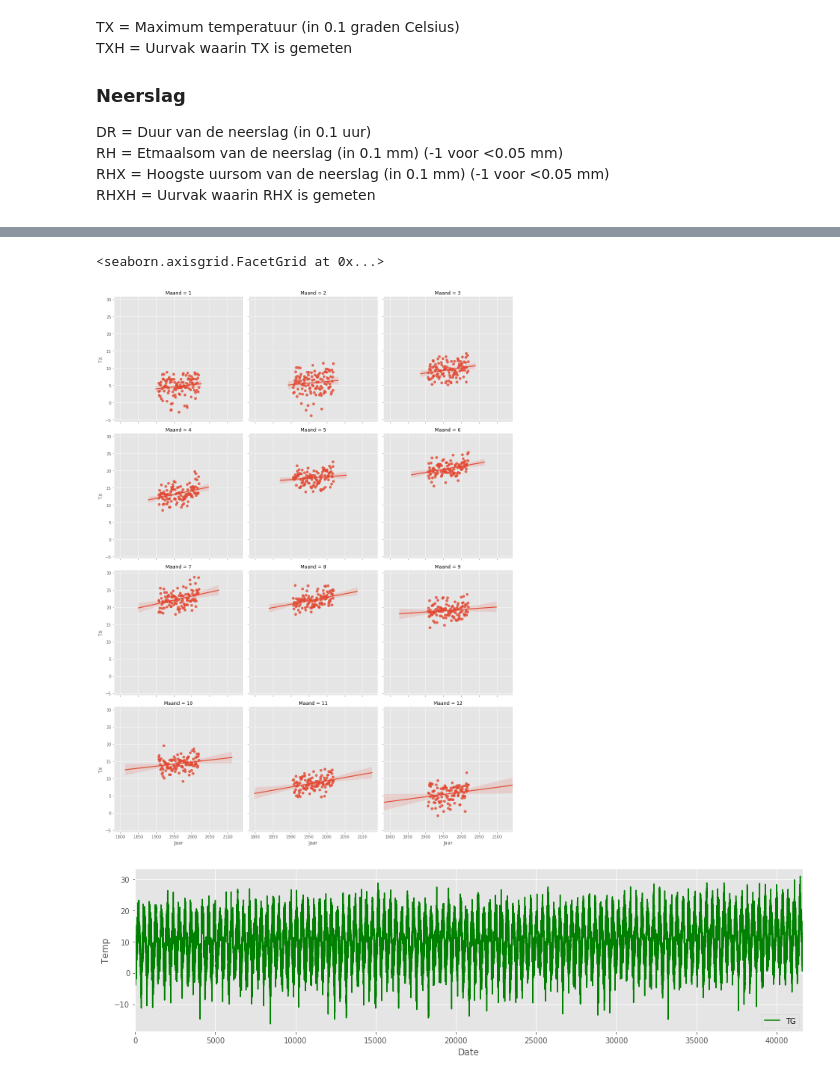
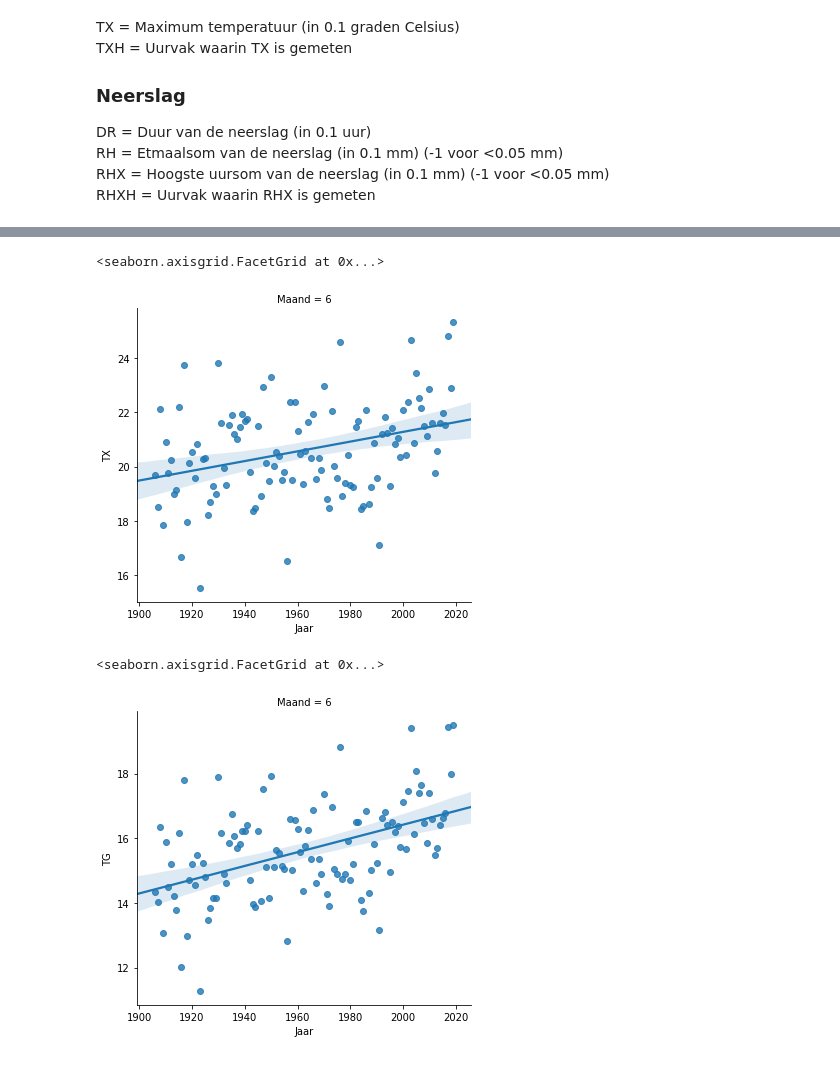
Before and after one commit to dav-97/Machine_Learning, a Jupyter notebook: Weather.ipynb, the cells around one changed output, grey strips where cells are left out. Saved outputs shown, nothing was run; the diff lists cells and outputs as text; code cells hidden in the pictures.

```diff
--- a/Weather.ipynb
+++ b/Weather.ipynb
@@ -41,25 +49,26 @@ RHXH = Uurvak waarin RHX is gemeten
 # %%
 # http://projects.knmi.nl/klimatologie/daggegevens/selectie.cgi
 
-
+# Importing libraries
 import pandas as pd
 import numpy as np
+import sklearn
+import matplotlib
+import seaborn as sns
+
 
 # Machine Learning
 from sklearn import preprocessing, svm
 from sklearn import linear_model
 from sklearn.model_selection import train_test_split
 from sklearn.metrics import mean_squared_error, r2_score
+from sklearn.svm import SVR
 
 #Visualization
 import matplotlib.pyplot as plt
-import matplotlib
 %matplotlib inline
-matplotlib.style.use('ggplot')
 from matplotlib.pyplot import figure
 
-
-import seaborn as sns
 # pd.set_option('display.max_rows', df.shape[0]+1)
 
 df = pd.read_csv('data/maastricht.csv', low_memory=False)
@@ -68,9 +77,12 @@ df['STN'] = df['STN'].map(df1.set_index('STN')['NAME'])
 
 df = df[['STN', 'YYYYMMDD', 'TG', 'TN', 'TNH', 'TX', 'TXH', 'DR', 'RH', 'RHX', 'RHXH', ]]
 df['Datum'] = df['YYYYMMDD'].apply(lambda x: pd.to_datetime(str(x), format='%Y%m%d'))
+
+# Datum opsplitsen in losse kolommen
 df['Jaar'] = pd.DatetimeIndex(df['Datum']).year
 df['Maand'] = pd.DatetimeIndex(df['Datum']).month
 df['Dag'] = pd.DatetimeIndex(df['Datum']).day
+
 # Zet waarde van meten in 0.1 graden Celsius naar meten in 1 graden Celsius
 df['TN'] *= 0.1
 df['TX'] *= 0.1
@@ -79,6 +91,8 @@ df['TG'] *= 0.1
 # Zet waarde van meten in 0.1 uur naar meten in 1 uur
 df['DR'] *= 0.1
 
+# Laat alleen de maand juni zien
+df = df[df['Maand'] == 6]
 print(df.info())
 df
 # %% [output]
@@ -126,24 +140,17 @@ dfTempMaxMean = dfTempMax.groupby(['Jaar', 'Maand'],as_index=False)['TX'].mean()
 sns.lmplot(x='Jaar', y='TX', data=dfTempMaxMean, col="Maand", col_wrap=3)
 # %% [output]
 <seaborn.axisgrid.FacetGrid at 0x...>
-[figure, old version]
+[figure, new version]
 # %%
 dfTempGem = dfTemp[['Datum', 'TG', 'Jaar', 'Maand', 'Dag']]
 
 dfTempGemMean = dfTempGem.groupby(['Jaar', 'Maand'],as_index=False)['TG'].mean()
 
-dfTest = dfTemp[['Datum', 'TG']]
-
-dfTest['TG'].plot(figsize=(16,4), color="green")
-plt.legend(loc=4)
-plt.xlabel('Date')
-plt.ylabel('Temp')
-plt.show()
-
-# dfTempGemMean = dfTempGem.groupby(['Jaar', 'Maand'],as_index=False)['TG'].mean()
-# sns.lmplot(x='Jaar', y='TG', data=dfTempGemMean, col="Maand", col_wrap=3)
+dfTempGemMean = dfTempGem.groupby(['Jaar', 'Maand'],as_index=False)['TG'].mean()
+sns.lmplot(x='Jaar', y='TG', data=dfTempGemMean, col="Maand", col_wrap=3)
 # %% [output]
+<seaborn.axisgrid.FacetGrid at 0x...>
-[figure, old version]
+[figure, new version]
 # %%
 dfRegen = df[['YYYYMMDD', 'Datum', 'DR', 'Jaar', 'Maand', 'Dag']]
 dfRegenMean = dfRegen.groupby(['Jaar', 'Maand'],as_index=False)['DR'].mean()
```
Also changed, not shown: parts of 10 cells of this notebook.
